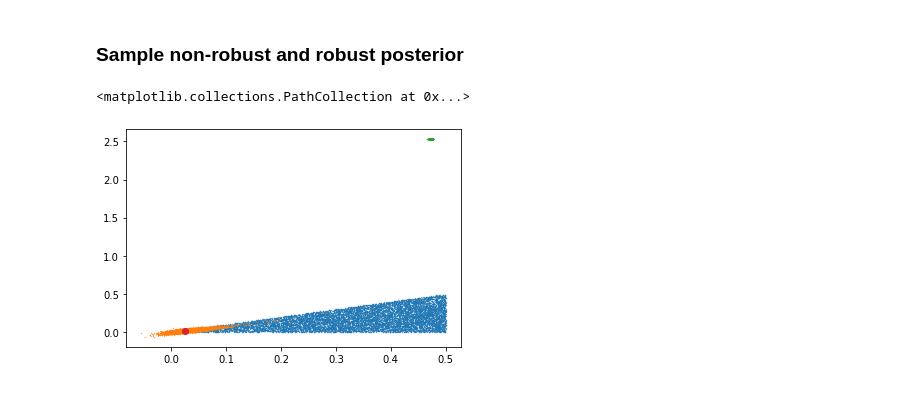
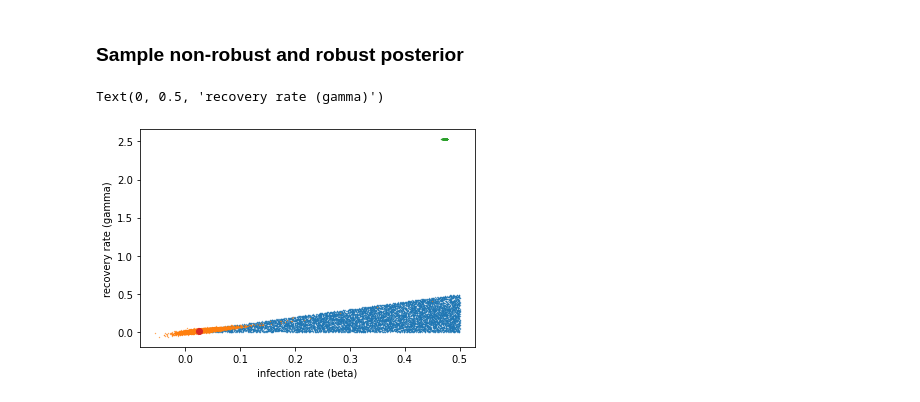
Before and after one commit to danielward27/rnpe, a Jupyter notebook: examples/sirsde.ipynb, the cells around one changed output. Drawn from its saved outputs; the diff is of its cells as text; code cells hidden in the pictures.

```diff
--- a/examples/sirsde.ipynb
+++ b/examples/sirsde.ipynb
@@ -183,8 +183,10 @@ non_robust_posterior = posterior_flow.sample(non_robust_key, n_samples, non_robu
 # %%
 plt.scatter(theta[:n_samples, 0], theta[:n_samples, 1], s=0.1)
 plt.scatter(robust_posterior[:, 0], robust_posterior[:, 1], s=0.1)
 plt.scatter(non_robust_posterior[:, 0], non_robust_posterior[:, 1], s=0.1)
 plt.scatter(theta_true[0], theta_true[1])
+plt.xlabel("infection rate (beta)")
+plt.ylabel("recovery rate (gamma)")
 # %% [output]
-<matplotlib.collections.PathCollection at 0x...>
+Text(0, 0.5, 'recovery rate (gamma)')
-[figure, old version]
+[figure, new version]
```
